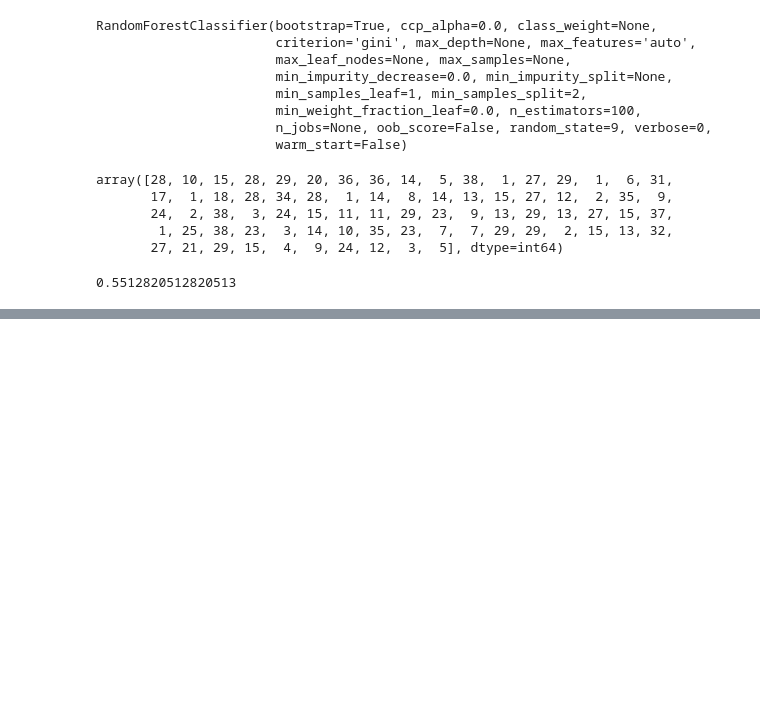
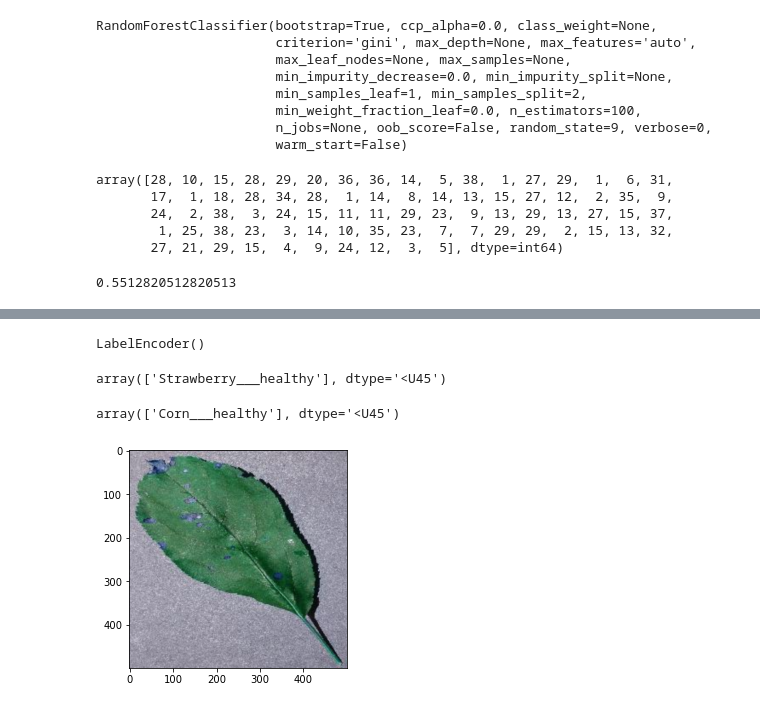
Before and after one commit to ganeshkommuru/Plant_leaf_disease_detection, a Jupyter notebook: Final_code.ipynb, the cells around one changed output, grey strips where cells are left out. Drawn from its saved outputs; the diff is of its cells as text; code cells hidden in the pictures; blank space fills up the shorter version.

```diff
--- a/Final_code.ipynb
+++ b/Final_code.ipynb
@@ -356,0 +363,37 @@ accuracy_score(testLabelsGlobal, y_predict)
+# %%
+le
+# %% [output]
+LabelEncoder()
+# %%
+le.inverse_transform([28])
+# %% [output]
+array(['Strawberry___healthy'], dtype='<U45')
+# %%
+target_image_path = 'C:\\Users\\ganesh appu\\Downloads\\project_imageprocessing\\Plant_leave_diseases_dataset_with_augmentation\\Apple___Black_rot\\image (11).JPG'
+features_target = []
+image = cv2.imread(target_image_path)
+image = cv2.resize(image, fixed_size)
+
+
+# Calling Functions
+RGB_BGR       = rgb_bgr(image)
+BGR_HSV       = bgr_hsv(RGB_BGR)
+IMG_SEGMENT   = img_segmentation(RGB_BGR,BGR_HSV)
+
+# Extracting Features
+
+fv_hu_moments = fd_hu_moments(IMG_SEGMENT)
+fv_haralick   = fd_haralick(IMG_SEGMENT)
+fv_histogram  = fd_histogram(IMG_SEGMENT)
+
+features_target = np.hstack([fv_histogram, fv_haralick, fv_hu_moments])
+# %%
+le.inverse_transform(clf.predict(features_target.reshape(1,-1)))
+# %% [output]
+array(['Corn___healthy'], dtype='<U45')
+# %%
+import matplotlib.pyplot as plt
+plt.imshow(image)
+plt.show()
+# %% [output]
+[figure, added]
```
Also changed, not shown: parts of 2 cells of this notebook.
